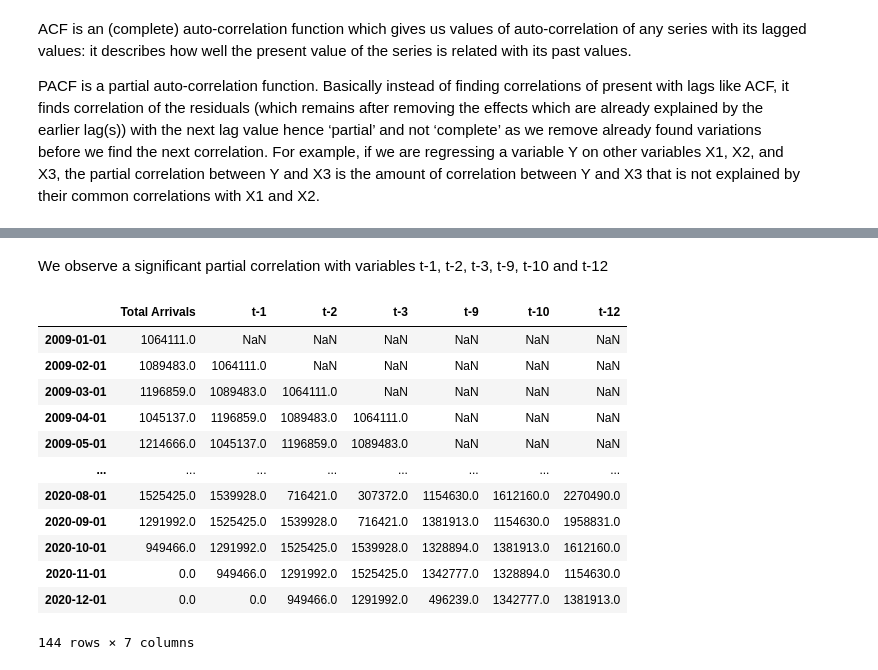
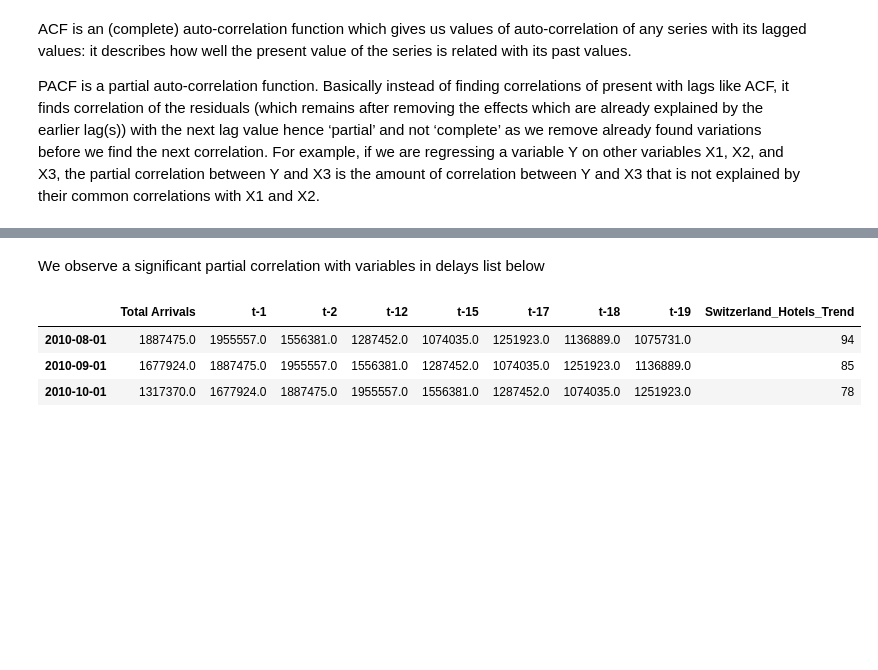
Before and after one commit to naayem/SwissHotelArrivalsPredictor, a Jupyter notebook: Project.ipynb, the cells around one changed output, grey strips where cells are left out. Saved outputs shown, nothing was run; the diff lists cells and outputs as text; code cells hidden in the pictures; blank space fills up the shorter version.

```diff
--- a/Project.ipynb
+++ b/Project.ipynb
@@ -119,2 +74,2 @@ pacf = plot_pacf(Arrivals['Total Arrivals'][:start_date_testing])
 # %% [markdown]
-We observe a significant partial correlation with variables t-1, t-2, t-3, t-9, t-10 and t-12
+We observe a significant partial correlation with variables in delays list below
@@ -123,19 +76,14 @@ delays = [1, 2, 3, 9, 10, 12]
-# %%
-for i in delays:
-    Arrivals['t-{}'.format(i)] = Arrivals['Total Arrivals'].shift(i)
+# %%
+lags = ['t-1', 't-2','t-12', 't-15', 't-17', 't-18', 't-19']
+
+for i, lag in enumerate(lags):
+    Arrivals[lag] = Arrivals['Total Arrivals'].shift(i+1)
+
+Arrivals = Arrivals.dropna(axis=0)
 # %%
-Arrivals
+Arrivals.head(3)
 # %% [output]
-|  | Total Arrivals | t-1 | t-2 | t-3 | t-9 | t-10 | t-12 |
-| 2009-01-01 | 1064111.0 | NaN | NaN | NaN | NaN | NaN | NaN |
-| 2009-02-01 | 1089483.0 | 1064111.0 | NaN | NaN | NaN | NaN | NaN |
-| 2009-03-01 | 1196859.0 | 1089483.0 | 1064111.0 | NaN | NaN | NaN | NaN |
-| 2009-04-01 | 1045137.0 | 1196859.0 | 1089483.0 | 1064111.0 | NaN | NaN | NaN |
-| 2009-05-01 | 1214666.0 | 1045137.0 | 1196859.0 | 1089483.0 | NaN | NaN | NaN |
-| ... | ... | ... | ... | ... | ... | ... | ... |
-| 2020-08-01 | 1525425.0 | 1539928.0 | 716421.0 | 307372.0 | 1154630.0 | 1612160.0 | 2270490.0 |
-| 2020-09-01 | 1291992.0 | 1525425.0 | 1539928.0 | 716421.0 | 1381913.0 | 1154630.0 | 1958831.0 |
-| 2020-10-01 | 949466.0 | 1291992.0 | 1525425.0 | 1539928.0 | 1328894.0 | 1381913.0 | 1612160.0 |
-| 2020-11-01 | 0.0 | 949466.0 | 1291992.0 | 1525425.0 | 1342777.0 | 1328894.0 | 1154630.0 |
-| 2020-12-01 | 0.0 | 0.0 | 949466.0 | 1291992.0 | 496239.0 | 1342777.0 | 1381913.0 |
+|  | Total Arrivals | t-1 | t-2 | t-12 | t-15 | t-17 | t-18 | t-19 | Switzerland_Hotels_Trend |
+| 2010-08-01 | 1887475.0 | 1955557.0 | 1556381.0 | 1287452.0 | 1074035.0 | 1251923.0 | 1136889.0 | 1075731.0 | 94 |
+| 2010-09-01 | 1677924.0 | 1887475.0 | 1955557.0 | 1556381.0 | 1287452.0 | 1074035.0 | 1251923.0 | 1136889.0 | 85 |
+| 2010-10-01 | 1317370.0 | 1677924.0 | 1887475.0 | 1955557.0 | 1556381.0 | 1287452.0 | 1074035.0 | 1251923.0 | 78 |
-144 rows × 7 columns
```
Also changed, not shown: parts of 27 cells of this notebook, 1 other file.
